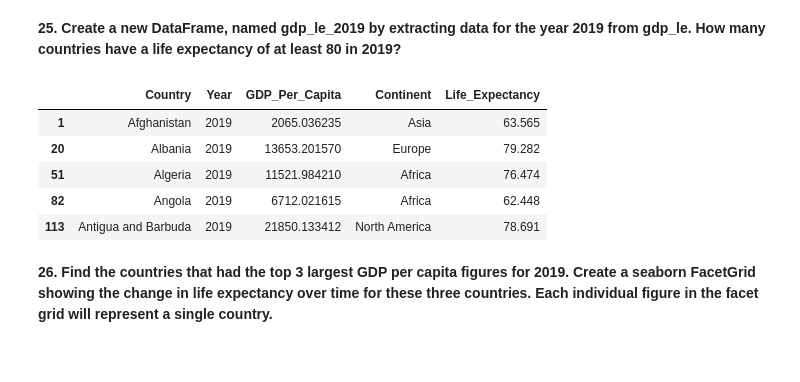
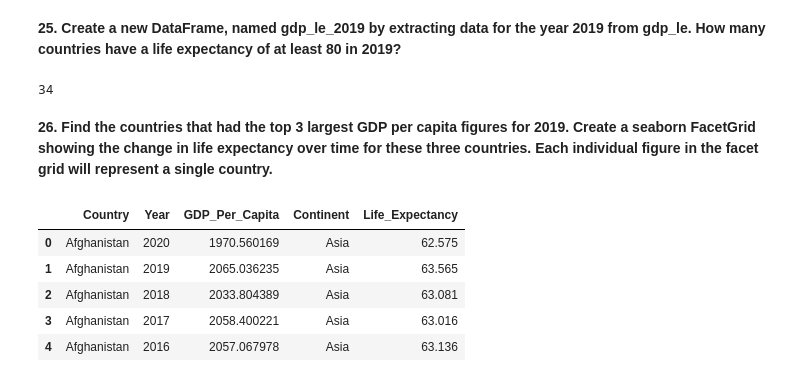
Before and after one commit to nss-data-science-cohort-7/un-exploration-sourish33, a Jupyter notebook: notebooks/UN_Data_Exploration.ipynb, the cells around one changed output. Saved outputs shown, nothing was run; the diff lists cells and outputs as text; code cells hidden in the pictures.

```diff
--- a/notebooks/UN_Data_Exploration.ipynb
+++ b/notebooks/UN_Data_Exploration.ipynb
@@ -419,13 +419,8 @@ gdp_le = gdp_le.dropna()
 **25. Create a new DataFrame, named gdp_le_2019 by extracting data for the year 2019 from gdp_le. How many countries have a life expectancy of at least 80 in 2019?**
 # %%
 gdp_le_2019 = gdp_le[gdp_le["Year"]==2019]
-gdp_le_2019.head()
+len(gdp_le_2019[gdp_le_2019["Life_Expectancy"]>=80])
 # %% [output]
-|  | Country | Year | GDP_Per_Capita | Continent | Life_Expectancy |
-| 1 | Afghanistan | 2019 | 2065.036235 | Asia | 63.565 |
-| 20 | Albania | 2019 | 13653.201570 | Europe | 79.282 |
-| 51 | Algeria | 2019 | 11521.984210 | Africa | 76.474 |
-| 82 | Angola | 2019 | 6712.021615 | Africa | 62.448 |
-| 113 | Antigua and Barbuda | 2019 | 21850.133412 | North America | 78.691 |
+34
 # %% [markdown]
 **26. Find the countries that had the top 3 largest GDP per capita figures for 2019. Create a seaborn FacetGrid showing the change in life expectancy over time for these three countries. Each individual figure in the facet grid will represent a single country.**
@@ -431,0 +429,9 @@ gdp_le_2019.head()
+# %%
+gdp_le.head()
+# %% [output]
+|  | Country | Year | GDP_Per_Capita | Continent | Life_Expectancy |
+| 0 | Afghanistan | 2020 | 1970.560169 | Asia | 62.575 |
+| 1 | Afghanistan | 2019 | 2065.036235 | Asia | 63.565 |
+| 2 | Afghanistan | 2018 | 2033.804389 | Asia | 63.081 |
+| 3 | Afghanistan | 2017 | 2058.400221 | Asia | 63.016 |
+| 4 | Afghanistan | 2016 | 2057.067978 | Asia | 63.136 |
```
Also changed, not shown: parts of 6 cells of this notebook.
